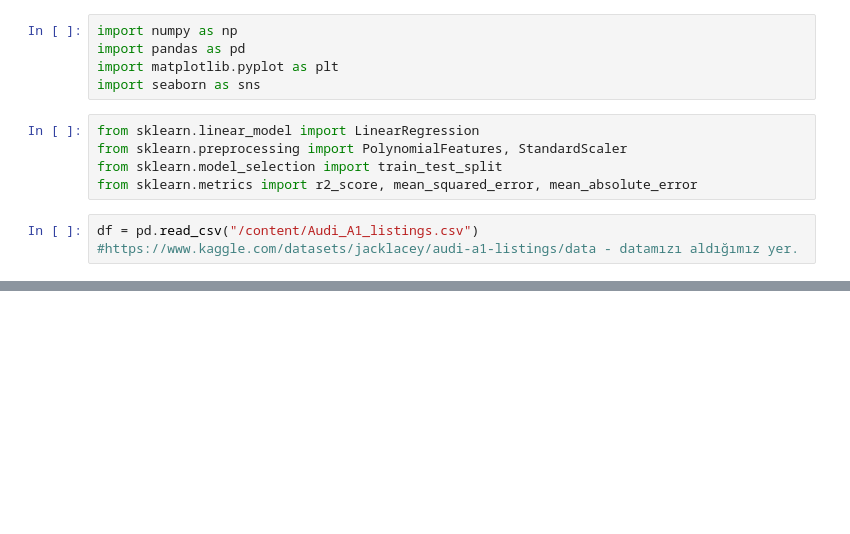
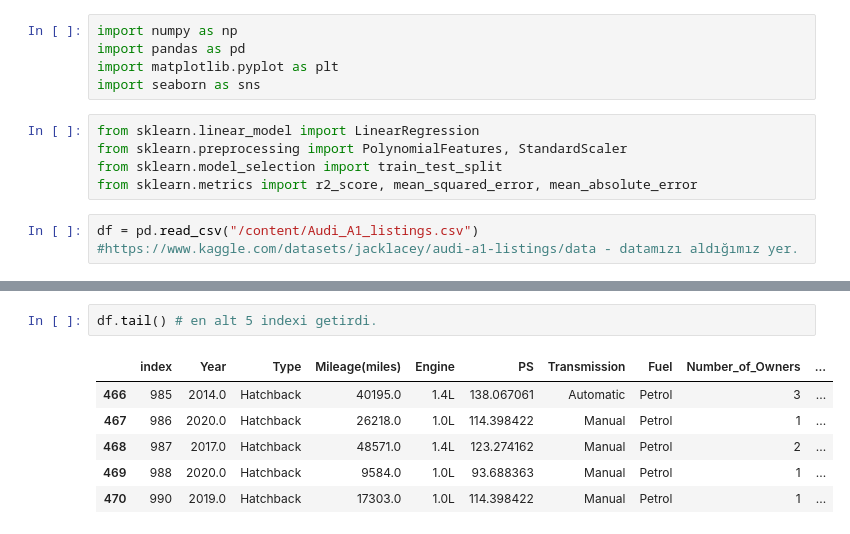
Before and after one commit to europecodingschool/ECS---VB---YZ---08.26, a Jupyter notebook: VB_YZ_Ders_10_.ipynb, the cells around one changed output, grey strips where cells are left out. Drawn from its saved outputs; the diff is of its cells as text; blank space fills up the shorter version.

```diff
--- a/VB_YZ_Ders_10_.ipynb
+++ b/VB_YZ_Ders_10_.ipynb
@@ -15,0 +57,9 @@ df = pd.read_csv("/content/Audi_A1_listings.csv")
+# %%
+df.tail() # en alt 5 indexi getirdi.
+# %% [output]
+|  | index | Year | Type | Mileage(miles) | Engine | PS | Transmission | Fuel | Number_of_Owners | ... |
+| 466 | 985 | 2014.0 | Hatchback | 40195.0 | 1.4L | 138.067061 | Automatic | Petrol | 3 | ... |
+| 467 | 986 | 2020.0 | Hatchback | 26218.0 | 1.0L | 114.398422 | Manual | Petrol | 1 | ... |
+| 468 | 987 | 2017.0 | Hatchback | 48571.0 | 1.4L | 123.274162 | Manual | Petrol | 2 | ... |
+| 469 | 988 | 2020.0 | Hatchback | 9584.0 | 1.0L | 93.688363 | Manual | Petrol | 1 | ... |
+| 470 | 990 | 2019.0 | Hatchback | 17303.0 | 1.0L | 114.398422 | Manual | Petrol | 1 | ... |
```
Also changed, not shown: parts of 9 cells of this notebook.
